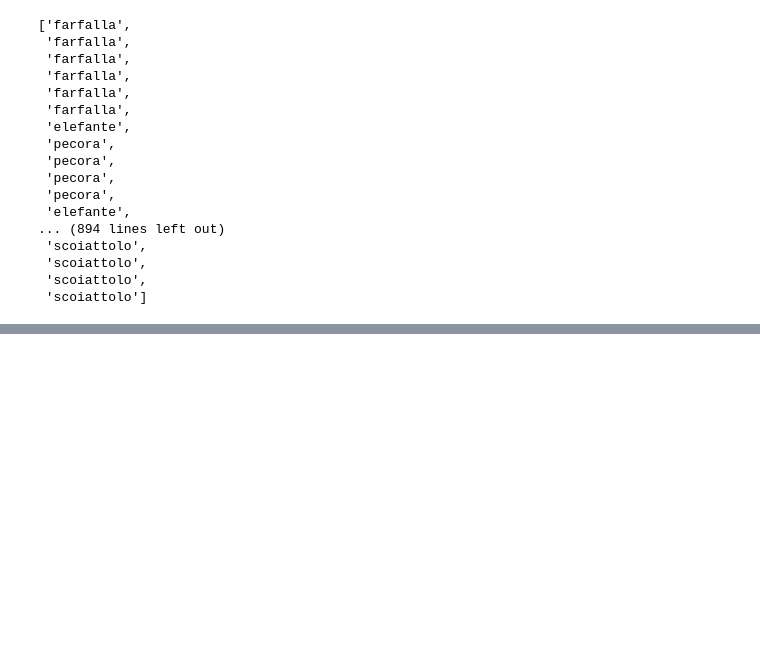
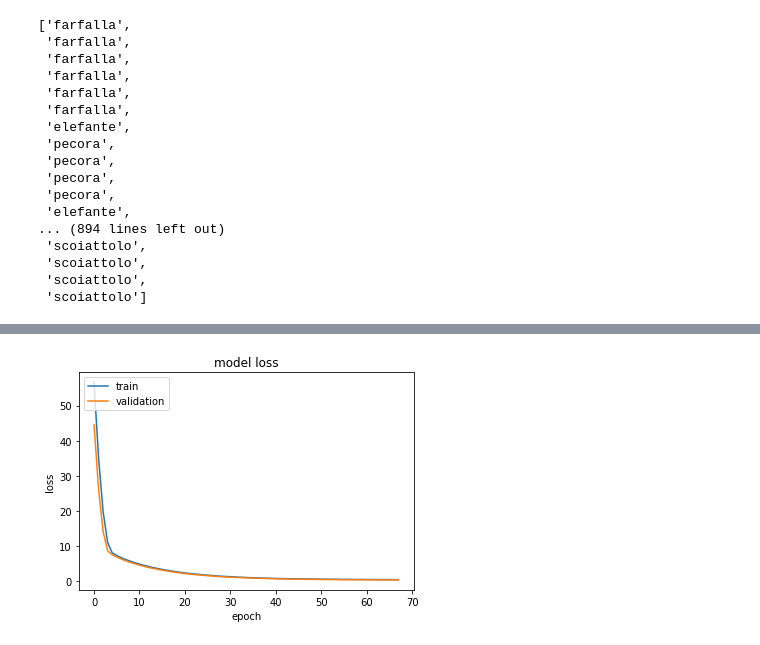
Before and after one commit to jkcg-learning/Recognize_Animals, a Jupyter notebook: Recognize_Animals.ipynb, the cells around one changed output, grey strips where cells are left out. Saved outputs shown, nothing was run; the diff lists cells and outputs as text; code cells hidden in the pictures; blank space fills up the shorter version.

```diff
--- a/Recognize_Animals.ipynb
+++ b/Recognize_Animals.ipynb
@@ -572,0 +706,4 @@ final_predictions_VGG
+# %%
+plotloss(history_INCEPTION)
+# %% [output]
+[figure, added]
```
Also changed, not shown: parts of 22 cells of this notebook.
